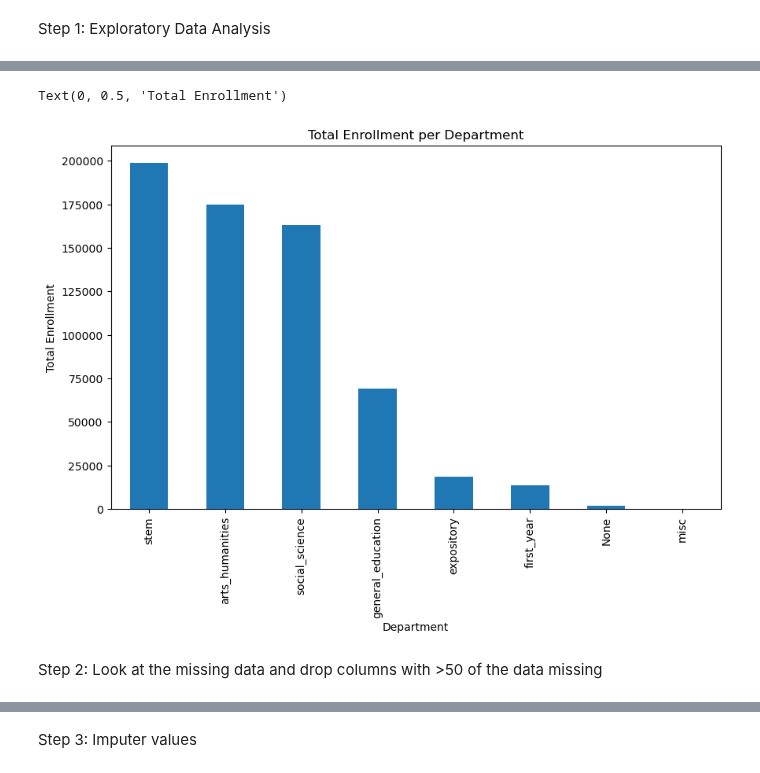
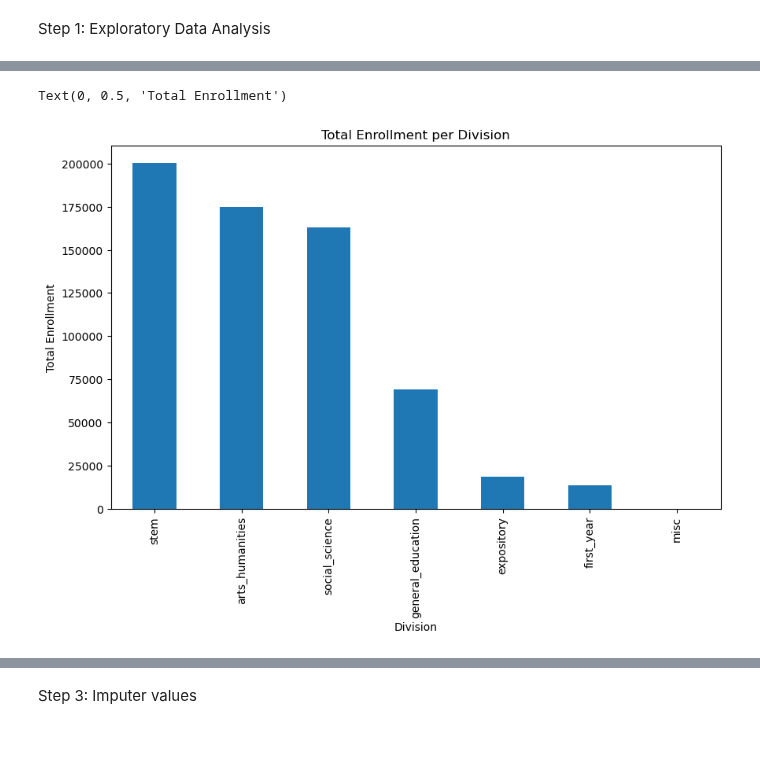
Before and after one commit to MattHAndrews/cs109a_final_project, a Jupyter notebook: Project.ipynb, the cells around one changed output, grey strips where cells are left out. Saved outputs shown, nothing was run; the diff lists cells and outputs as text; code cells hidden in the pictures; blank space fills up the shorter version.

```diff
--- a/Project.ipynb
+++ b/Project.ipynb
@@ -46,6 +46,7 @@ df_copy = df.copy()
 course_department_map = {
     'AFRIKAAN': 'arts_humanities',
     'AKKAD': 'arts_humanities',
+    'AM-CIV': 'arts_humanities',
     'AMHARIC': 'arts_humanities',
     'AMSTDIES': 'arts_humanities',
     'AM_CIV': 'arts_humanities',
@@ -61,6 +62,7 @@ course_department_map = {
     'CHAG': 'arts_humanities',
     'CHNSE': 'arts_humanities',
     'CHNSHIS': 'arts_humanities',
+    'CHNSLING': 'arts_humanities',
     'CHNSLIT': 'arts_humanities',
     'CL': 'arts_humanities',
     'CLASARCH': 'arts_humanities',
@@ -117,6 +119,7 @@ course_department_map = {
     'LATIN': 'arts_humanities',
     'LAT-STD': 'arts_humanities',
     'LING': 'arts_humanities',
+    'LINGALA': 'arts_humanities',
     'LIT': 'arts_humanities',
     'LIT-ART': 'arts_humanities',
     'LITER': 'arts_humanities',
@@ -134,9 +137,11 @@ course_department_map = {
     'MUSIC': 'arts_humanities',
     'NEC': 'arts_humanities',
     'NEP': 'arts_humanities',
+    'NEPALI': 'arts_humanities',
     'NKO': 'arts_humanities',
     'NORWGN': 'arts_humanities',
     'PAL': 'arts_humanities',
+    'PALI': 'arts_humanities',
     'PERSIAN': 'arts_humanities',
     'PHIL': 'arts_humanities',
     'PLSH': 'arts_humanities',
@@ -217,6 +222,7 @@ course_department_map = {
     'MBB': 'stem',
     'MCB': 'stem',
     'MED_SCI': 'stem',
+    'MED-SCI': 'stem',
     'MICROBI': 'stem',
     'NEURO': 'stem',
     'NEUROBIO': 'stem',
@@ -281,7 +287,13 @@ course_department_map = {
 
 }
 
-df_copy['department'] = np.vectorize(course_department_map.get)(df_copy['department1'])
+df_copy["responses"] = pd.to_numeric(df_copy["responses"], errors='coerce', downcast='integer')
+
+df_copy['division'] = np.vectorize(course_department_map.get)(df_copy['department1'])
+df_copy['school_year'] = df_copy.apply(lambda row: str(row['year']) if row['term'] == 'Fall' else str(row['year'] - 1), axis=1)
+df_copy['response_rate'] = df_copy['responses'] / df_copy['enrollment']
+
+
 df_copy.head()
 # %% [output]
 |  | web-scraper-order | web-scraper-start-url | course | comments | year | term | course_title | ... |
@@ -324,15 +381,13 @@ plt.show()
 # %%
-total_enrollment = df_copy.groupby('department')['enrollment'].sum().sort_values(ascending=False)
+total_enrollment = df_copy.groupby('division')['enrollment'].sum().sort_values(ascending=False)
 
 # Plotting the total enrollment per department as a bar chart
 total_enrollment.plot(kind='bar', figsize=(10, 6))
 
 # Adding title and labels
-plt.title('Total Enrollment per Department')
-plt.xlabel('Department')
+plt.title('Total Enrollment per Division')
+plt.xlabel('Division')
 plt.ylabel('Total Enrollment')
 # %% [output]
 Text(0, 0.5, 'Total Enrollment')
-[figure, old version]
+[figure, new version]
-# %% [markdown]
-Step 2: Look at the missing data and drop columns with >50 of the data missing
```
Also changed, not shown: parts of 10 cells of this notebook.
